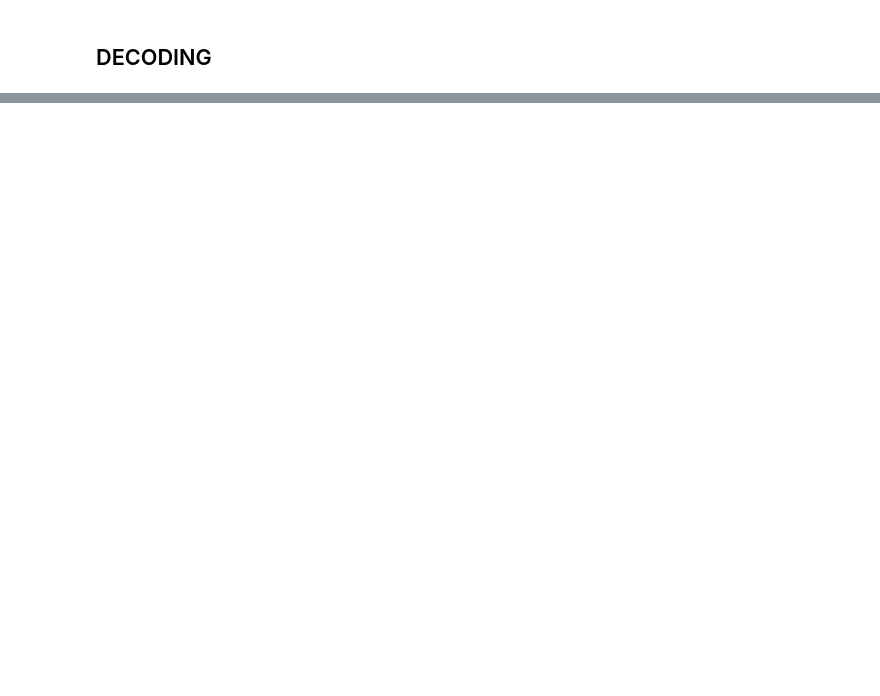
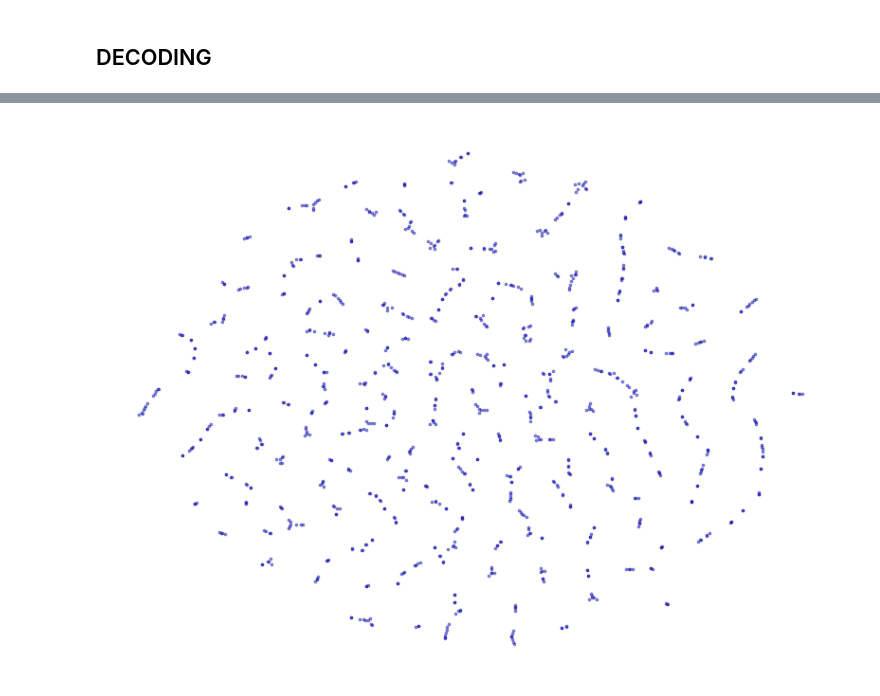
Before and after one commit to Naviden/PrivGen, a Jupyter notebook: notebooks/privgen_example_german.ipynb, the cells around one changed output, grey strips where cells are left out. Saved outputs shown, nothing was run; the diff lists cells and outputs as text; code cells hidden in the pictures; blank space fills up the shorter version.

```diff
--- a/notebooks/privgen_example_german.ipynb
+++ b/notebooks/privgen_example_german.ipynb
@@ -216,0 +237,51 @@ decoded_data = data_encoder.ordinal_decode_categorical(dataset_name)
+# %%
+import pandas as pd
+import numpy as np
+import matplotlib.pyplot as plt
+from sklearn.manifold import TSNE
+from sklearn.preprocessing import LabelEncoder
+
+# Load the CSV file
+df = data
+
+# Encode categorical columns, including 'sex'
+categorical_cols = df.select_dtypes(include=['object', 'category']).columns.tolist()
+for col in categorical_cols:
+    df[col] = df[col].astype(str)  # Convert to string to ensure consistency
+    le = LabelEncoder()
+    df[col] = le.fit_transform(df[col])
+
+# Prepare the data for t-SNE
+X = df.drop('claim', axis=1, errors='ignore')  # Exclude target column if needed
+X = X.dropna(axis=0)  # Handle missing data
+
+# Run t-SNE
+tsne = TSNE(n_components=2, perplexity=2, random_state=42)
+X_tsne = tsne.fit_transform(X)
+
+# Plot the t-SNE result
+plt.figure(figsize=(8, 6))
+plt.scatter(X_tsne[:, 0], X_tsne[:, 1], color='blue', edgecolors='black', s=5, alpha=0.5, linewidth=0.3)
+
+# Remove x and y ticks
+plt.xticks([])
+plt.yticks([])
+
+ax = plt.gca()
+# Remove borders
+ax.set_frame_on(False)
+ax.spines['top'].set_visible(False)
+ax.spines['right'].set_visible(False)
+ax.spines['left'].set_visible(False)
+ax.spines['bottom'].set_visible(False)
+
+# Adjust layout and save without extra padding
+plt.tight_layout()
+# Remove border
+plt.box(True)
+plt.savefig('../figures/tsne_german.pdf')
+
+#plt.title('t-SNE Plot')
+plt.show()
+# %% [output]
+[figure, added]
```
Also changed, not shown: parts of 2 cells of this notebook, 22 other files.
